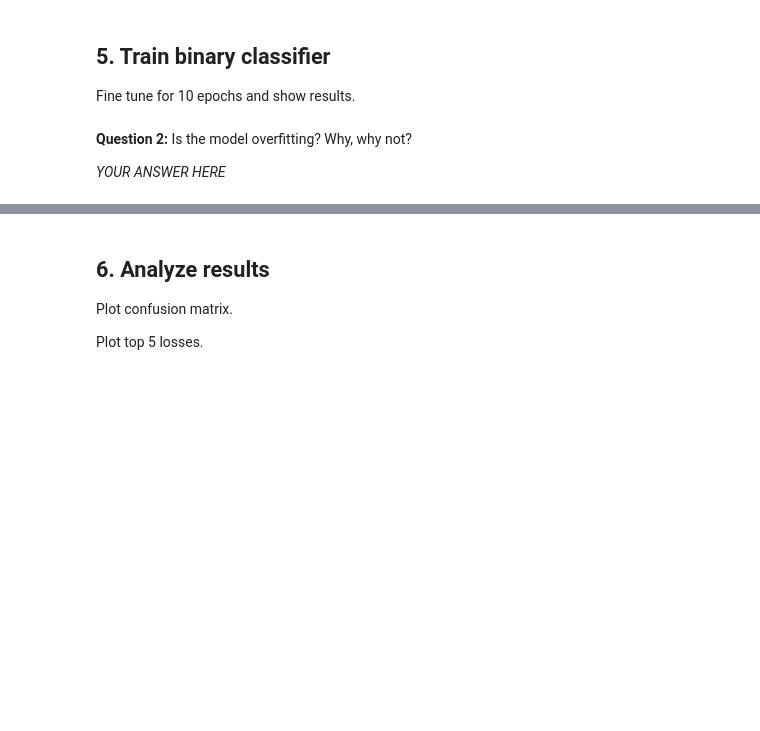
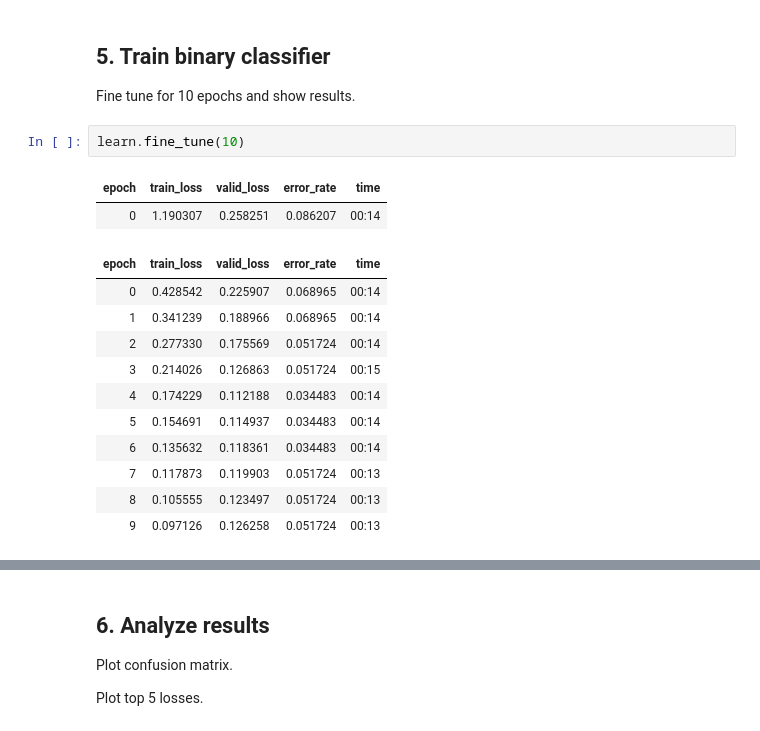
Before and after one commit to David-Svoboda/python_test, a Jupyter notebook: lab1-binary-classifier.ipynb, the cells around one changed output, grey strips where cells are left out. Saved outputs shown, nothing was run; the diff lists cells and outputs as text; blank space fills up the shorter version.

```diff
--- a/lab1-binary-classifier.ipynb
+++ b/lab1-binary-classifier.ipynb
@@ -28,7 +122,19 @@ Setup a cnn learner with the dataloaders, `resnet18` architecture and `error_rat
 # %% [markdown]
 ## 5. Train binary classifier
 Fine tune for 10 epochs and show results.
-# %% [markdown]
-**Question 2:** Is the model overfitting? Why, why not?
-
-*YOUR ANSWER HERE*
+# %%
+learn.fine_tune(10)
+# %% [output]
+| epoch | train_loss | valid_loss | error_rate | time |
+| 0 | 1.190307 | 0.258251 | 0.086207 | 00:14 |
+| epoch | train_loss | valid_loss | error_rate | time |
+| 0 | 0.428542 | 0.225907 | 0.068965 | 00:14 |
+| 1 | 0.341239 | 0.188966 | 0.068965 | 00:14 |
+| 2 | 0.277330 | 0.175569 | 0.051724 | 00:14 |
+| 3 | 0.214026 | 0.126863 | 0.051724 | 00:15 |
+| 4 | 0.174229 | 0.112188 | 0.034483 | 00:14 |
+| 5 | 0.154691 | 0.114937 | 0.034483 | 00:14 |
+| 6 | 0.135632 | 0.118361 | 0.034483 | 00:14 |
+| 7 | 0.117873 | 0.119903 | 0.051724 | 00:13 |
+| 8 | 0.105555 | 0.123497 | 0.051724 | 00:13 |
+| 9 | 0.097126 | 0.126258 | 0.051724 | 00:13 |
```
Also changed, not shown: parts of 15 cells of this notebook.
